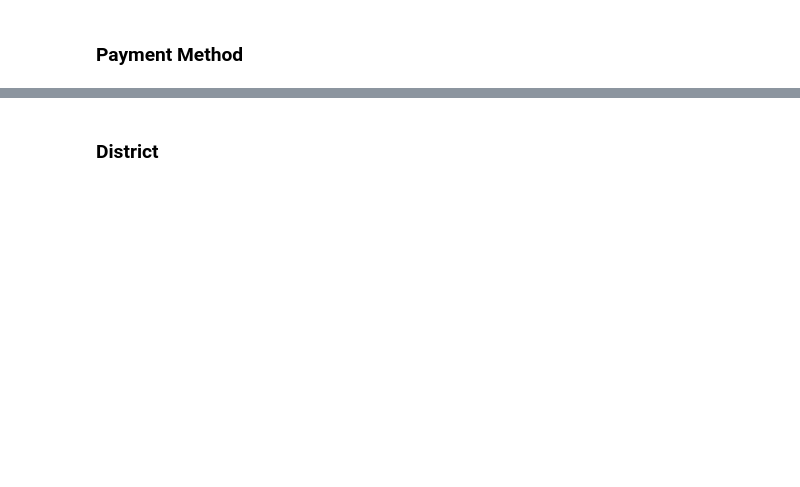
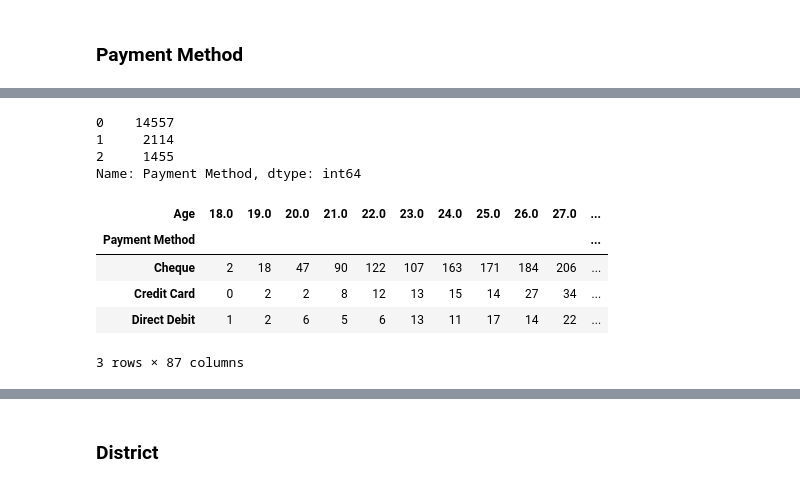
Before and after one commit to Vipul-Dass/Churn-Data, a Jupyter notebook: Data Cleaning Only.ipynb, the cells around one changed output, grey strips where cells are left out. Cells and saved outputs as stored; diff of their text form; code cells hidden in the pictures; blank space fills up the shorter version.

```diff
--- a/Data Cleaning Only.ipynb
+++ b/Data Cleaning Only.ipynb
@@ -266,0 +270,19 @@ sns.scatterplot(y = data['Payment Method'],x = data['Age'])
+# %%
+#Convert to Categorical
+data2['Payment Method'] = data1['Payment Method'].map({'Cheque':0, 'Credit Card':1, 'Direct Debit':2})
+data2['Payment Method'].value_counts()
+# %% [output]
+0    14557
+1     2114
+2     1455
+Name: Payment Method, dtype: int64
+# %%
+#This would look better if Age was categorized as well
+pd.crosstab(data['Payment Method'],data['Age'])
+# %% [output]
+| Age | 18.0 | 19.0 | 20.0 | 21.0 | 22.0 | 23.0 | 24.0 | 25.0 | 26.0 | 27.0 | ... |
+| Payment Method |  |  |  |  |  |  |  |  |  |  | ... |
+| Cheque | 2 | 18 | 47 | 90 | 122 | 107 | 163 | 171 | 184 | 206 | ... |
+| Credit Card | 0 | 2 | 2 | 8 | 12 | 13 | 15 | 14 | 27 | 34 | ... |
+| Direct Debit | 1 | 2 | 6 | 5 | 6 | 13 | 11 | 17 | 14 | 22 | ... |
+3 rows × 87 columns
```
Also changed, not shown: parts of 63 cells of this notebook.
